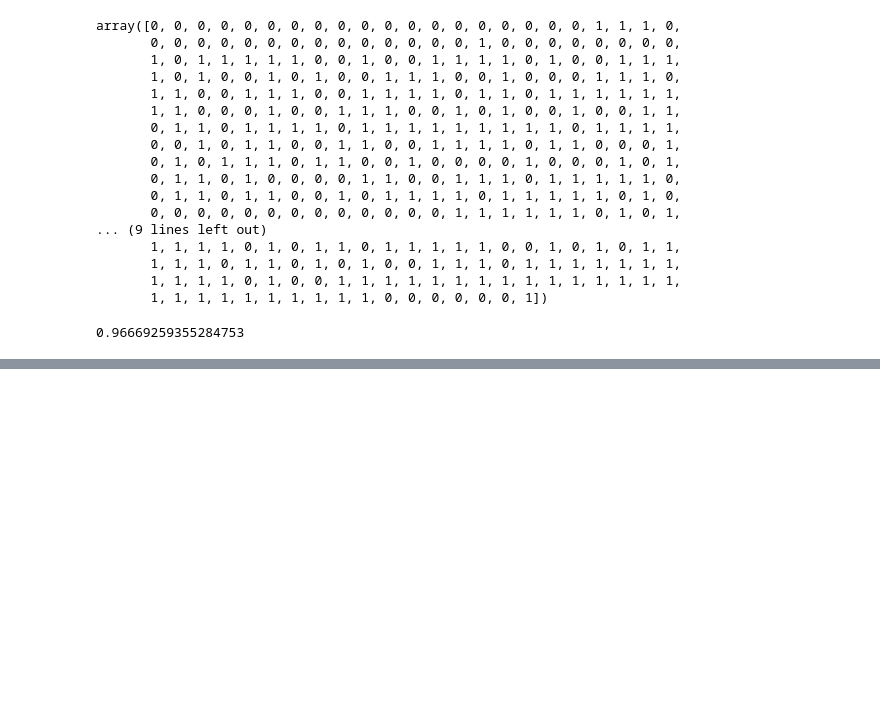
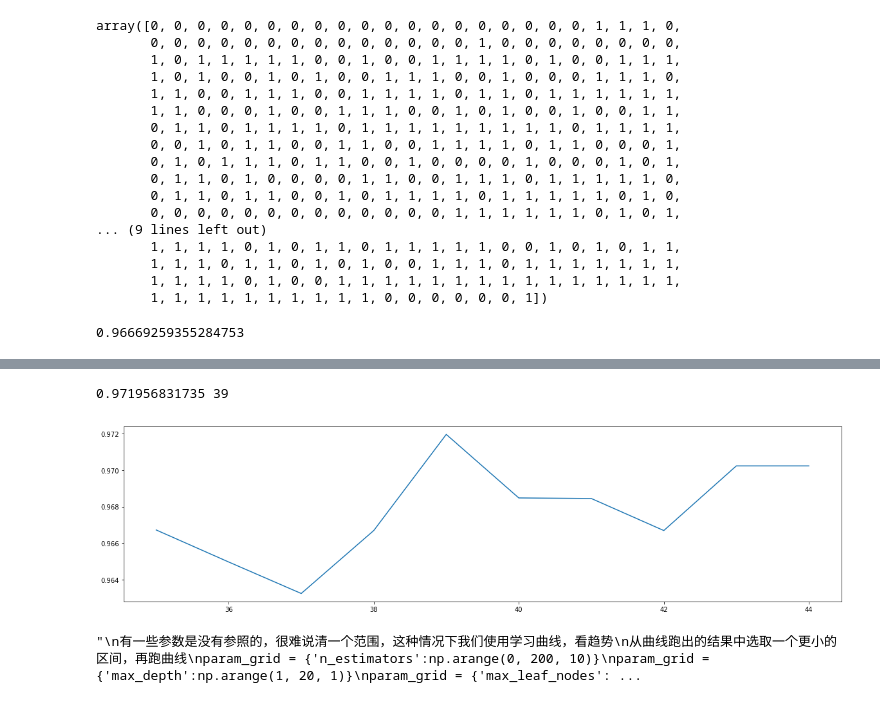
Before and after one commit to bestxiaojian/Blog, a Jupyter notebook: sklearn/02-RandomForests.ipynb, the cells around one changed output, grey strips where cells are left out. Cells and saved outputs as stored; diff of their text form; code cells hidden in the pictures; blank space fills up the shorter version.

```diff
--- a/sklearn/02-RandomForests.ipynb
+++ b/sklearn/02-RandomForests.ipynb
@@ -161,0 +176,33 @@ score_pre
+# %%
+#在确定好的范围内，进一步细化学习曲线
+scorel = []
+for i in range(35,45):
+    rfc = RandomForestClassifier(n_estimators=i,
+                                                            n_jobs=-1,
+                                                            random_state=90)
+    score = cross_val_score(rfc,data.data,data.target,cv=10).mean()
+    scorel.append(score)
+print(max(scorel),([*range(35,45)][scorel.index(max(scorel))]))
+plt.figure(figsize=[20,5])
+plt.plot(range(35,45),scorel)
+plt.show()
+# %% [output]
+0.971956831735 39
+[figure, added]
+# %%
+"""
+有一些参数是没有参照的，很难说清一个范围，这种情况下我们使用学习曲线，看趋势
+从曲线跑出的结果中选取一个更小的区间，再跑曲线
+param_grid = {'n_estimators':np.arange(0, 200, 10)}
+param_grid = {'max_depth':np.arange(1, 20, 1)}
+param_grid = {'max_leaf_nodes':np.arange(25,50,1)}
+对于大型数据集，可以尝试从1000来构建，先输入1000，每100个叶子一个区间，再逐渐缩小范围
+有一些参数是可以找到一个范围的，或者说我们知道他们的取值和随着他们的取值，模型的整体准确率会如何变化，这
+样的参数我们就可以直接跑网格搜索
+param_grid = {'criterion':['gini', 'entropy']}
+param_grid = {'min_samples_split':np.arange(2, 2+20, 1)}
+param_grid = {'min_samples_leaf':np.arange(1, 1+10, 1)}
+param_grid = {'max_features':np.arange(5,30,1)}
+"""
+# %% [output]
+"\n有一些参数是没有参照的，很难说清一个范围，这种情况下我们使用学习曲线，看趋势\n从曲线跑出的结果中选取一个更小的区间，再跑曲线\nparam_grid = {'n_estimators':np.arange(0, 200, 10)}\nparam_grid = {'max_depth':np.arange(1, 20, 1)}\nparam_grid = {'max_leaf_nodes': ...
```
Also changed, not shown: parts of 5 cells of this notebook.
